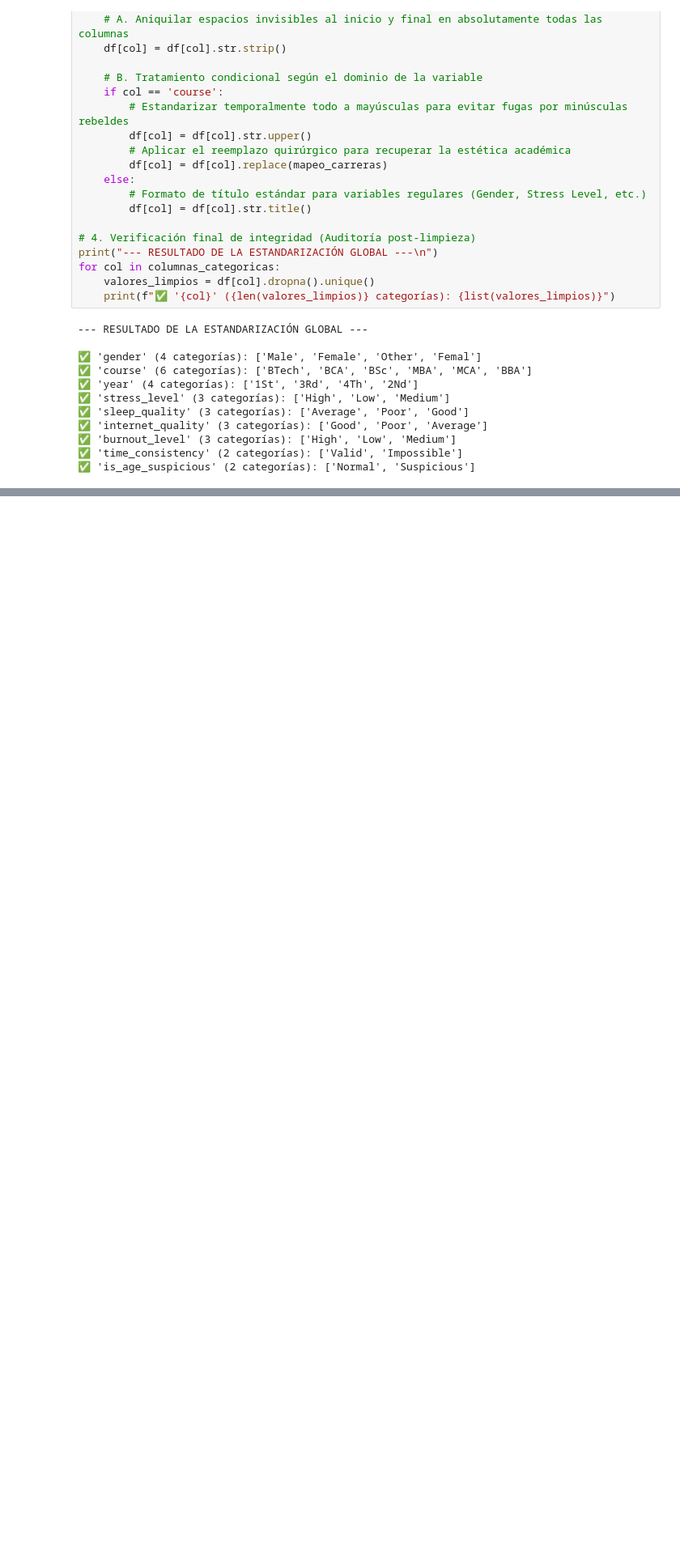
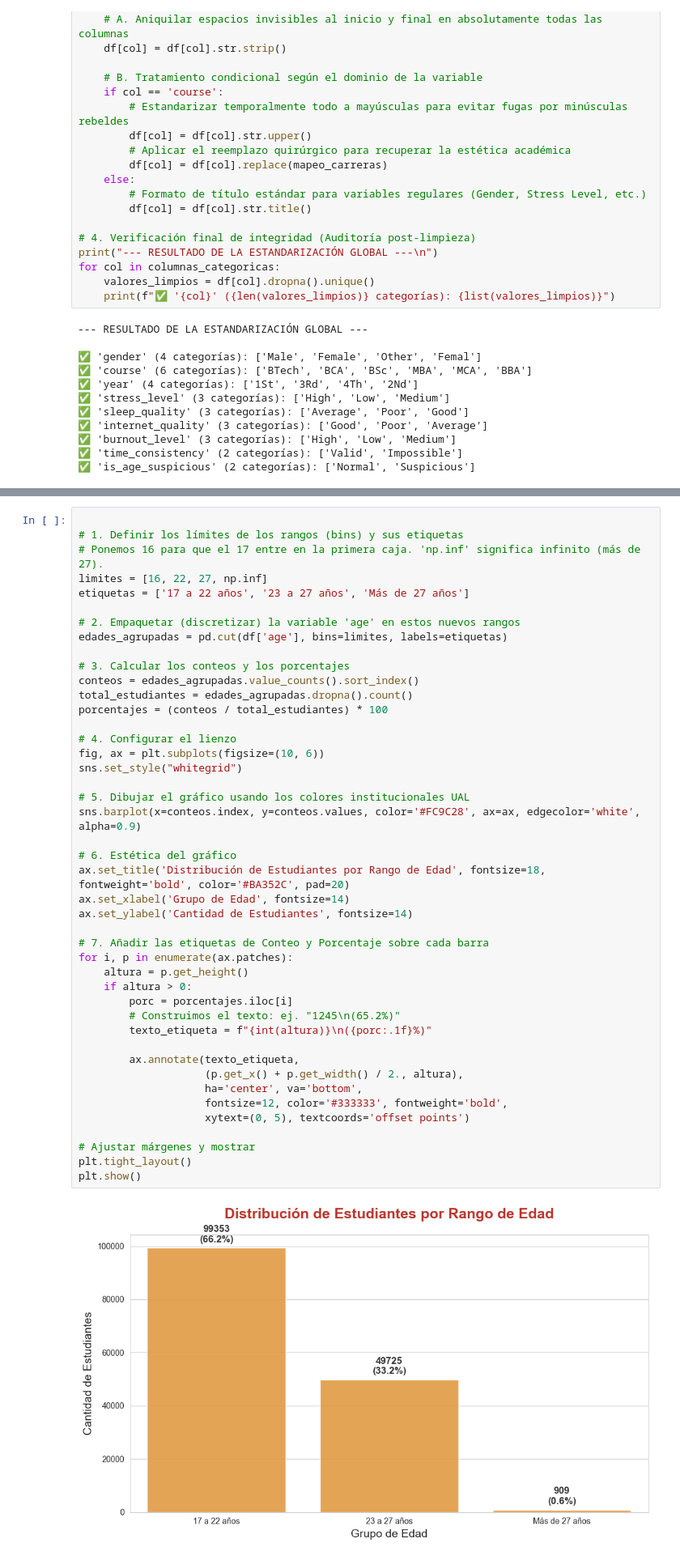
Before and after one commit to kevinmateojimenez/TRABAJO-FINAL, a Jupyter notebook: EDA_Entregable.ipynb, the cells around one changed output, grey strips where cells are left out. Shown at 81% size. Drawn from its saved outputs; the diff is of its cells as text; blank space fills up the shorter version.

```diff
--- a/EDA_Entregable.ipynb
+++ b/EDA_Entregable.ipynb
@@ -803,0 +875,46 @@ for col in columnas_categoricas:
+# %%
+
+# 1. Definir los límites de los rangos (bins) y sus etiquetas
+# Ponemos 16 para que el 17 entre en la primera caja. 'np.inf' significa infinito (más de 27).
+limites = [16, 22, 27, np.inf]
+etiquetas = ['17 a 22 años', '23 a 27 años', 'Más de 27 años']
+
+# 2. Empaquetar (discretizar) la variable 'age' en estos nuevos rangos
+edades_agrupadas = pd.cut(df['age'], bins=limites, labels=etiquetas)
+
+# 3. Calcular los conteos y los porcentajes
+conteos = edades_agrupadas.value_counts().sort_index()
+total_estudiantes = edades_agrupadas.dropna().count()
+porcentajes = (conteos / total_estudiantes) * 100
+
+# 4. Configurar el lienzo
+fig, ax = plt.subplots(figsize=(10, 6))
+sns.set_style("whitegrid")
+
+# 5. Dibujar el gráfico usando los colores institucionales UAL
+sns.barplot(x=conteos.index, y=conteos.values, color='#FC9C28', ax=ax, edgecolor='white', alpha=0.9)
+
+# 6. Estética del gráfico
+ax.set_title('Distribución de Estudiantes por Rango de Edad', fontsize=18, fontweight='bold', color='#BA352C', pad=20)
+ax.set_xlabel('Grupo de Edad', fontsize=14)
+ax.set_ylabel('Cantidad de Estudiantes', fontsize=14)
+
+# 7. Añadir las etiquetas de Conteo y Porcentaje sobre cada barra
+for i, p in enumerate(ax.patches):
+    altura = p.get_height()
+    if altura > 0:
+        porc = porcentajes.iloc[i]
+        # Construimos el texto: ej. "1245\n(65.2%)"
+        texto_etiqueta = f"{int(altura)}\n({porc:.1f}%)"
+
+        ax.annotate(texto_etiqueta,
+                    (p.get_x() + p.get_width() / 2., altura),
+                    ha='center', va='bottom',
+                    fontsize=12, color='#333333', fontweight='bold',
+                    xytext=(0, 5), textcoords='offset points')
+
+# Ajustar márgenes y mostrar
+plt.tight_layout()
+plt.show()
+# %% [output]
+[figure, added]
```
Also changed, not shown: parts of 10 cells of this notebook.
